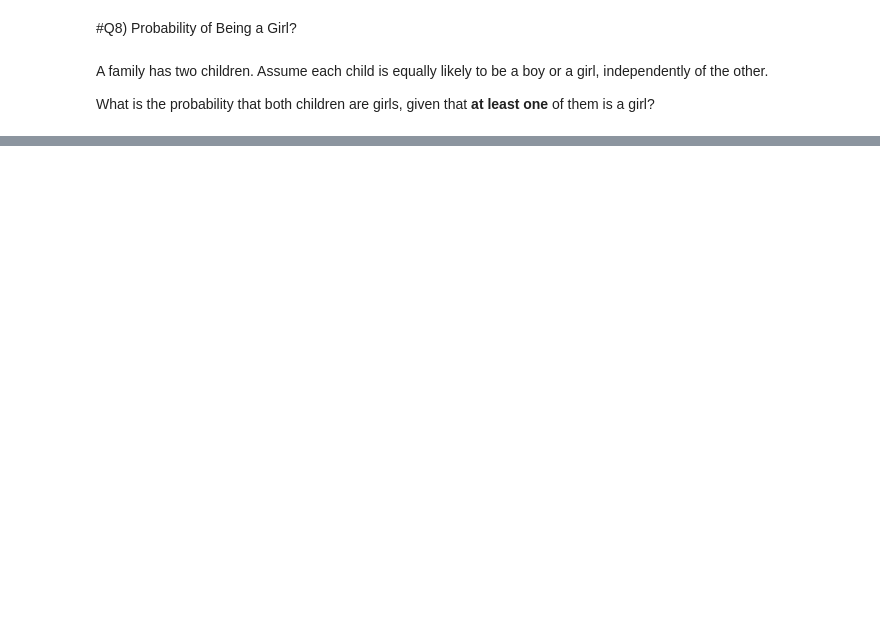
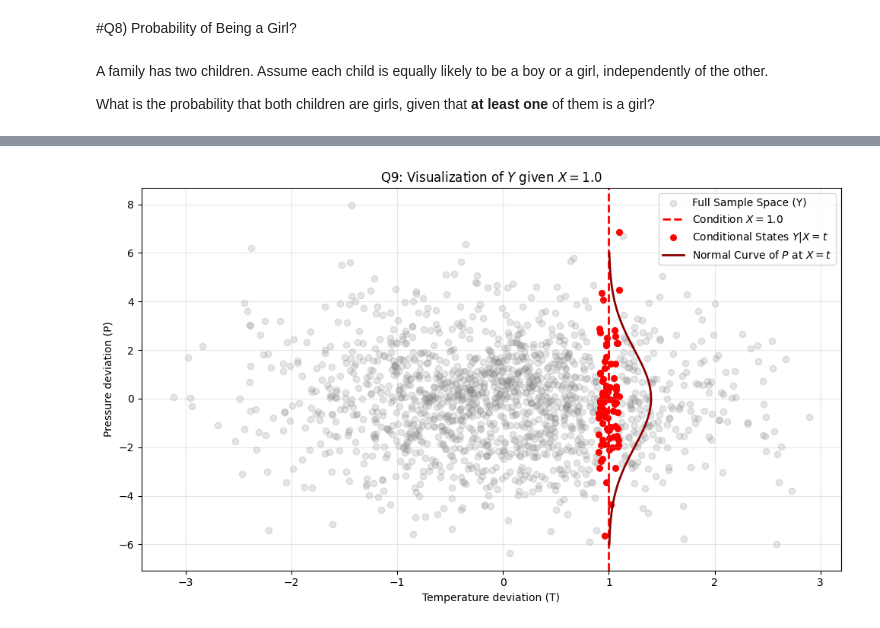
Before and after one commit to tiran543/Statistical-Learning-e23094, a Jupyter notebook: Copy_of_fundamentals_of_probability_assignment.ipynb, the cells around one changed output, grey strips where cells are left out. Drawn from its saved outputs; the diff is of its cells as text; code cells hidden in the pictures; blank space fills up the shorter version.

```diff
--- a/Copy_of_fundamentals_of_probability_assignment.ipynb
+++ b/Copy_of_fundamentals_of_probability_assignment.ipynb
@@ -1543,0 +263,44 @@ Answer the following.
+# %%
+import numpy as np
+import matplotlib.pyplot as plt
+from scipy.stats import norm
+
+# 1. Define the parameters for the joint state Y = (T, P)
+# Temperature T follows N(0, 1)
+# Pressure P follows N(0, 4) -> Standard deviation is 2
+n_samples = 1500
+t_samples = np.random.normal(0, 1, n_samples)
+p_samples = np.random.normal(0, 2, n_samples)
+
+# 2. Set the condition: we observe X (temperature) is exactly 1.0
+t_fixed = 1.0
+
+# 3. Visualization
+fig, ax = plt.subplots(figsize=(10, 6))
+
+# Plot the total cloud of possible states (Unconditional Y)
+ax.scatter(t_samples, p_samples, alpha=0.2, color='gray', label='Full Sample Space (Y)')
+
+# Draw the line representing the condition X = t
+ax.axvline(x=t_fixed, color='red', linestyle='--', linewidth=2, label=f'Condition $X = {t_fixed}$')
+
+# Filter samples roughly satisfying the condition for visualization
+epsilon = 0.1
+mask = np.abs(t_samples - t_fixed) < epsilon
+ax.scatter(t_samples[mask], p_samples[mask], color='red', s=30, label='Conditional States $Y|X=t$')
+
+# Overlap the PDF curve of Pressure to show the resulting 1D distribution
+p_axis = np.linspace(-6, 6, 500)
+p_pdf = norm.pdf(p_axis, 0, 2) * 2  # Scaled for visual clarity on the plot
+ax.plot(t_fixed + p_pdf, p_axis, color='darkred', lw=2, label='Normal Curve of $P$ at $X=t$')
+
+ax.set_title(f"Q9: Visualization of $Y$ given $X = {t_fixed}$")
+ax.set_xlabel("Temperature deviation (T)")
+ax.set_ylabel("Pressure deviation (P)")
+ax.legend(loc='upper right')
+ax.grid(True, alpha=0.3)
+
+plt.tight_layout()
+plt.show()
+# %% [output]
+[figure, added]
```
Also changed, not shown: parts of 39 cells of this notebook.
